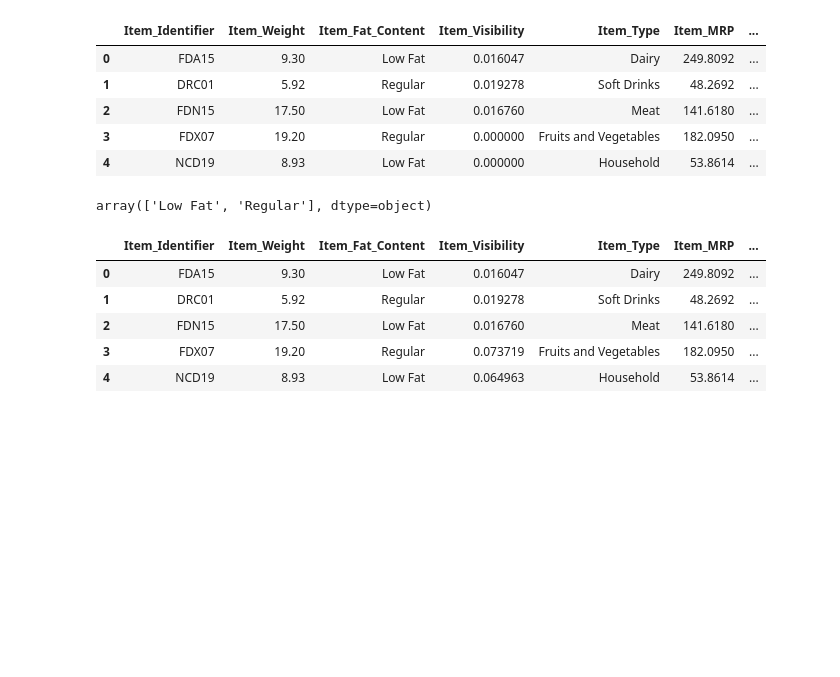
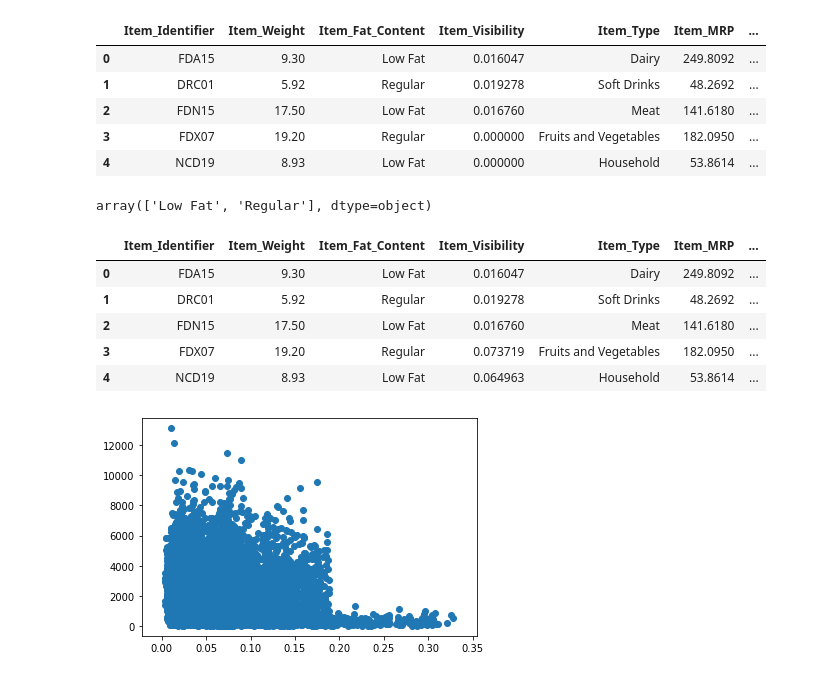
Before and after one commit to pratikjaiswal1998/food_items, a Jupyter notebook: Food_item_analysis.ipynb, the cells around one changed output. Saved outputs shown, nothing was run; the diff lists cells and outputs as text; code cells hidden in the pictures; blank space fills up the shorter version.

```diff
--- a/Food_item_analysis.ipynb
+++ b/Food_item_analysis.ipynb
@@ -236,3 +239,9 @@ dataset.head()
 | 2 | FDN15 | 17.50 | Low Fat | 0.016760 | Meat | 141.6180 | ... |
 | 3 | FDX07 | 19.20 | Regular | 0.073719 | Fruits and Vegetables | 182.0950 | ... |
 | 4 | NCD19 | 8.93 | Low Fat | 0.064963 | Household | 53.8614 | ... |
+# %%
+plt.scatter(x=dataset['Item_Visibility'], y=dataset['Item_Outlet_Sales']);
+
+plt.show(block=True);
+# %% [output]
+[figure, added]
```
Also changed, not shown: parts of 5 cells of this notebook.
